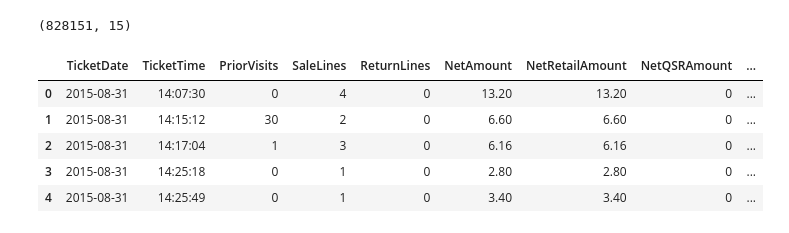
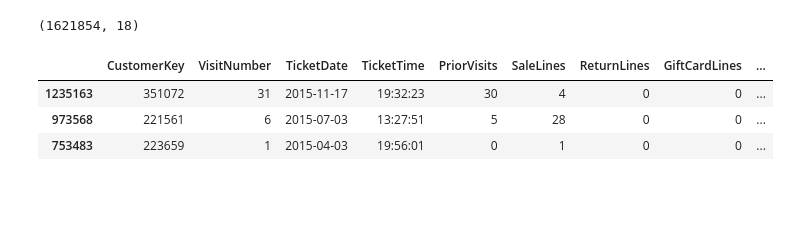
Before and after one commit to zenyui/ga-portfolio, a Jupyter notebook: project/data_pull.ipynb, the cells around one changed output. Cells and saved outputs as stored; diff of their text form; code cells hidden in the pictures; blank space fills up the shorter version.

```diff
--- a/project/data_pull.ipynb
+++ b/project/data_pull.ipynb
@@ -8,18 +30,16 @@ df = pd.read_sql_table('ZenGAProject',con=engine)
 # %%
-df.drop(['DBKey','BUS_DAT','DOC_ID','PMT_SEQ_NO','STR_ID','CustomerKey','GiftCardLines','VisitCount','VisitNumber'], axis=1, inplace=True)
+df.drop(['DBKey','BUS_DAT','DOC_ID','PMT_SEQ_NO','VisitCount'], axis=1, inplace=True)
 # %%
 df.shape
 # %% [output]
-(828151, 15)
+(1621854, 18)
-# %%
-df.head()
-# %% [output]
-|  | TicketDate | TicketTime | PriorVisits | SaleLines | ReturnLines | NetAmount | NetRetailAmount | NetQSRAmount | ... |
-| 0 | 2015-08-31 | 14:07:30 | 0 | 4 | 0 | 13.20 | 13.20 | 0 | ... |
-| 1 | 2015-08-31 | 14:15:12 | 30 | 2 | 0 | 6.60 | 6.60 | 0 | ... |
-| 2 | 2015-08-31 | 14:17:04 | 1 | 3 | 0 | 6.16 | 6.16 | 0 | ... |
-| 3 | 2015-08-31 | 14:25:18 | 0 | 1 | 0 | 2.80 | 2.80 | 0 | ... |
-| 4 | 2015-08-31 | 14:25:49 | 0 | 1 | 0 | 3.40 | 3.40 | 0 | ... |
+# %%
+df.sample(3)
+# %% [output]
+|  | CustomerKey | VisitNumber | TicketDate | TicketTime | PriorVisits | SaleLines | ReturnLines | GiftCardLines | ... |
+| 1235163 | 351072 | 31 | 2015-11-17 | 19:32:23 | 30 | 4 | 0 | 0 | ... |
+| 973568 | 221561 | 6 | 2015-07-03 | 13:27:51 | 5 | 28 | 0 | 0 | ... |
+| 753483 | 223659 | 1 | 2015-04-03 | 19:56:01 | 0 | 1 | 0 | 0 | ... |
 # %%
 df.to_csv('eataly_data.csv', index=None)
 # %%
```
Also changed, not shown: parts of 1 cell of this notebook, 2 other files.
